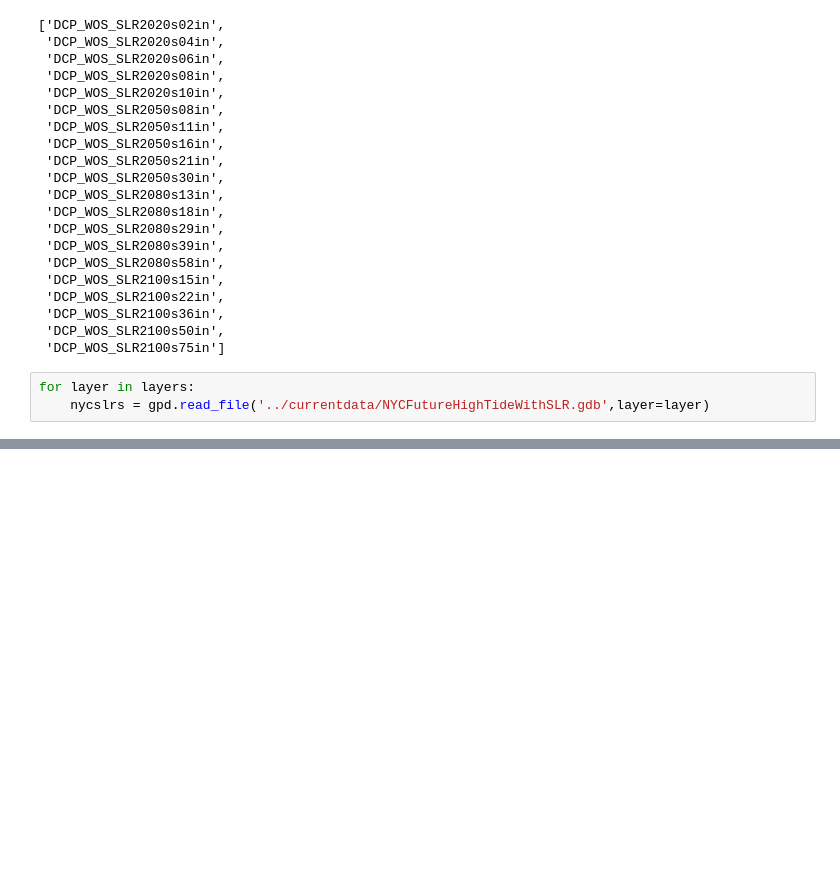
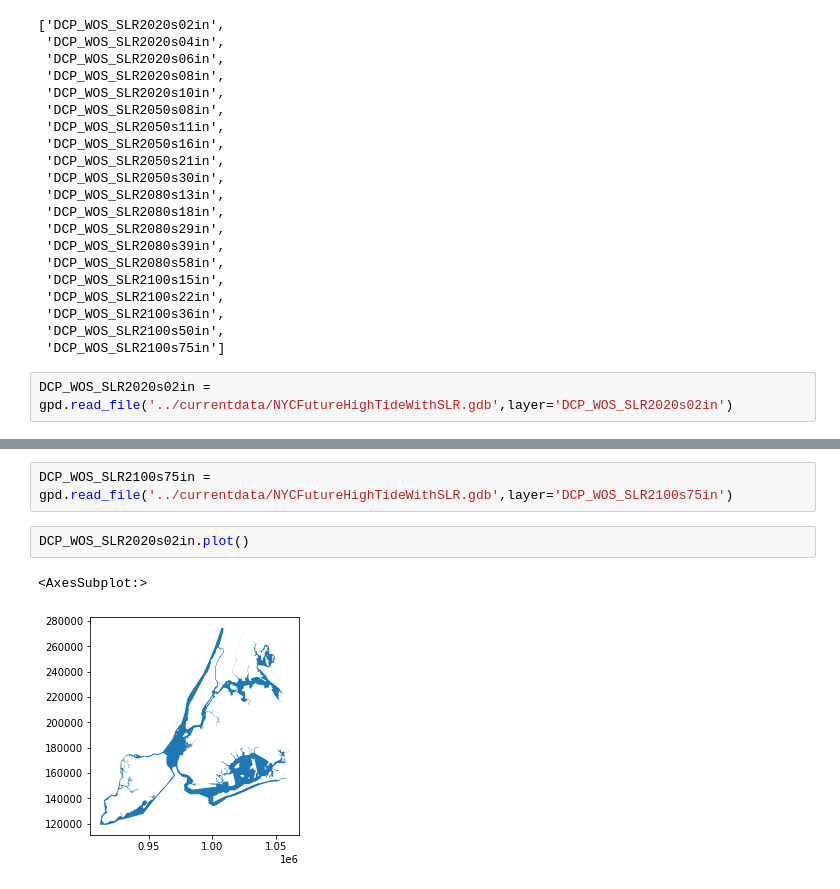
Before and after one commit to jjbasinger/up206a_groupproject, a Jupyter notebook: Group Assignments/sea level rise.ipynb, the cells around one changed output, grey strips where cells are left out. Drawn from its saved outputs; the diff is of its cells as text; blank space fills up the shorter version.

```diff
--- a/Group Assignments/sea level rise.ipynb
+++ b/Group Assignments/sea level rise.ipynb
@@ -36,5 +30,4 @@ layers
  'DCP_WOS_SLR2100s50in',
  'DCP_WOS_SLR2100s75in']
 # %%
-for layer in layers:
-    nycslrs = gpd.read_file('../currentdata/NYCFutureHighTideWithSLR.gdb',layer=layer)
+DCP_WOS_SLR2020s02in = gpd.read_file('../currentdata/NYCFutureHighTideWithSLR.gdb',layer='DCP_WOS_SLR2020s02in')
@@ -42,0 +49,7 @@ nycslrs.info()
+# %%
+DCP_WOS_SLR2100s75in = gpd.read_file('../currentdata/NYCFutureHighTideWithSLR.gdb',layer='DCP_WOS_SLR2100s75in')
+# %%
+DCP_WOS_SLR2020s02in.plot()
+# %% [output]
+<AxesSubplot:>
+[figure, added]
```
Also changed, not shown: parts of 8 cells of this notebook, 2 other files.
